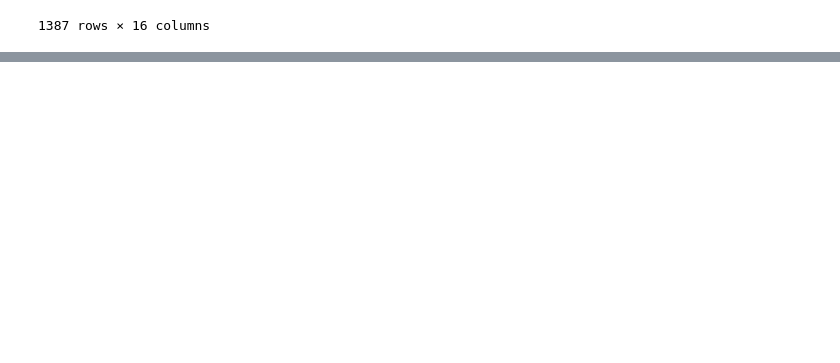
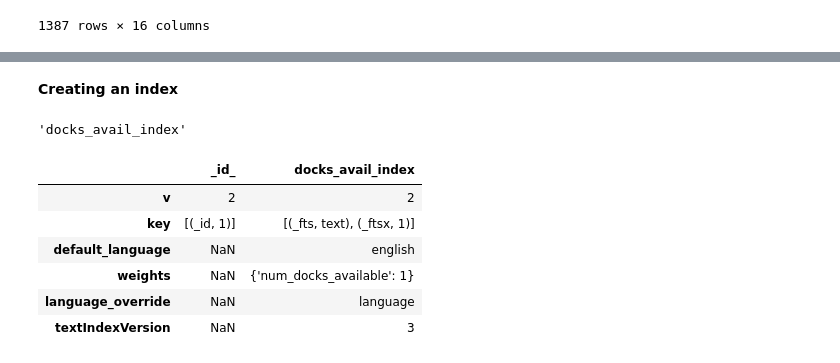
Before and after one commit to yanbronshtein/DataManagementRepo, a Jupyter notebook: MiniProject/MongoDB.ipynb, the cells around one changed output, grey strips where cells are left out. Saved outputs shown, nothing was run; the diff lists cells and outputs as text; code cells hidden in the pictures; blank space fills up the shorter version.

```diff
--- a/MiniProject/MongoDB.ipynb
+++ b/MiniProject/MongoDB.ipynb
@@ -228,0 +297,16 @@ display_station_info()
+# %% [markdown]
+**Creating an index**
+# %%
+db.stations_col.create_index([('num_docks_available', pymongo.TEXT)], name='docks_avail_index', default_language='english')
+# %% [output]
+'docks_avail_index'
+# %%
+pd.DataFrame(db.stations_col.index_information())
+# %% [output]
+|  | _id_ | docks_avail_index |
+| v | 2 | 2 |
+| key | [(_id, 1)] | [(_fts, text), (_ftsx, 1)] |
+| default_language | NaN | english |
+| weights | NaN | {'num_docks_available': 1} |
+| language_override | NaN | language |
+| textIndexVersion | NaN | 3 |
```
Also changed, not shown: parts of 17 cells of this notebook.
